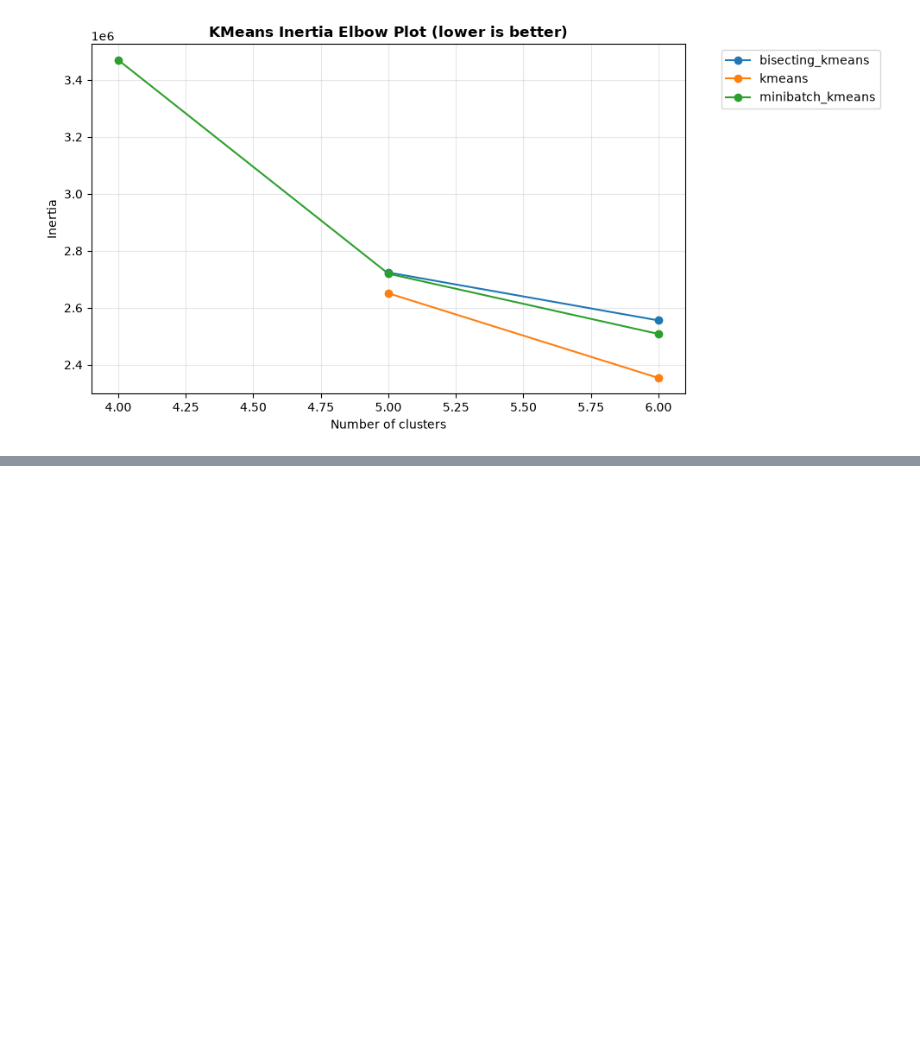
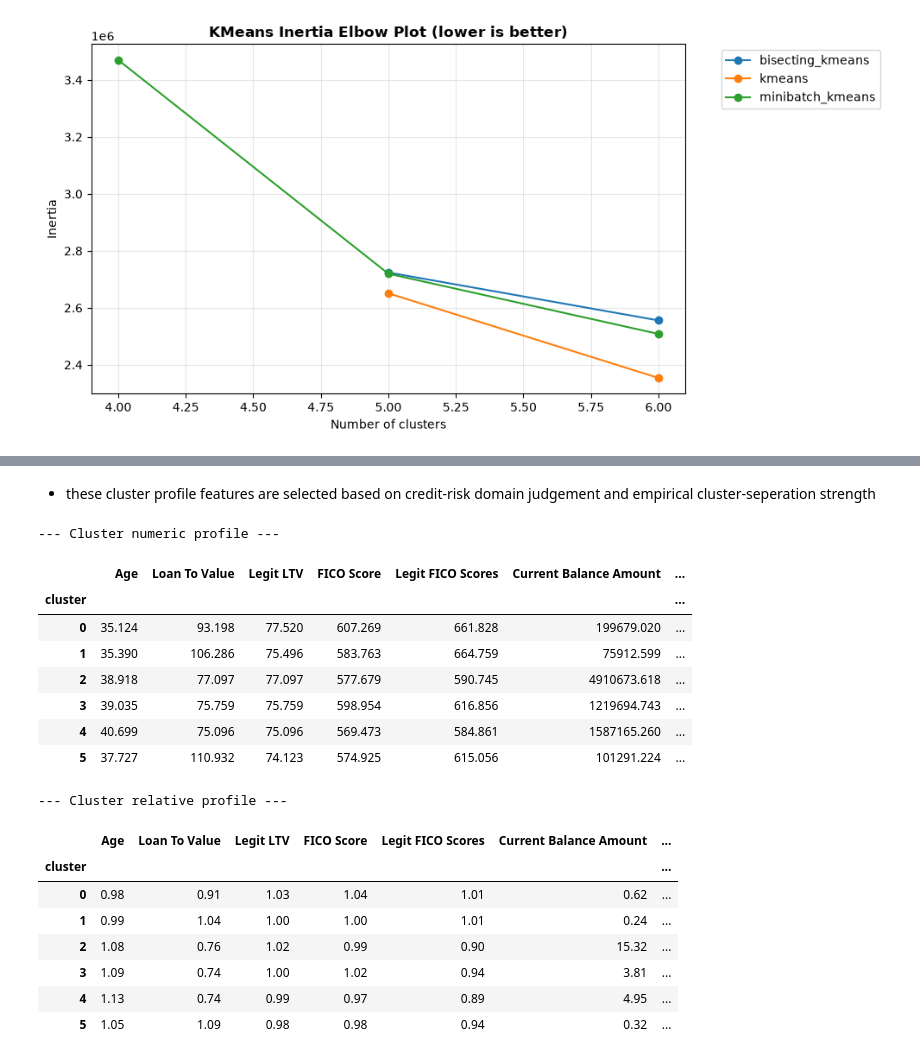
Before and after one commit to gorkemyencak/default-risk-classifier, a Jupyter notebook: notebooks/04_unsupervised_modeling.ipynb, the cells around one changed output, grey strips where cells are left out. Saved outputs shown, nothing was run; the diff lists cells and outputs as text; code cells hidden in the pictures; blank space fills up the shorter version.

```diff
--- a/notebooks/04_unsupervised_modeling.ipynb
+++ b/notebooks/04_unsupervised_modeling.ipynb
@@ -350,0 +480,56 @@ bisecting_kmeans_k5
+# %% [markdown]
+* these cluster profile features are selected based on credit-risk domain judgement and empirical cluster-seperation strength
+# %%
+### unsupervised model - most promising model - cluster profiling
+profile_df = unsupervised_features.copy()
+
+cluster_labels = clustering_trainer.cluster_labels_
+
+if cluster_labels is None:
+    raise ValueError("cluster_labels_ is not available, please train the clustering models first!")
+
+# assign cluster labels of selected clustering model to the unsupervised features dataset
+profile_df['cluster'] = cluster_labels[selected_clustering_model_name].values
+
+# cluster profile
+cluster_numeric_profile = (
+    profile_df
+    .groupby('cluster')[important_profile_features]
+    .mean()
+    .round(3)
+)
+print('--- Cluster numeric profile ---')
+print()
+display(cluster_numeric_profile)
+
+# relative cluster profile
+global_average = profile_df[important_profile_features].mean()
+
+cluster_relative_profile = (
+    cluster_numeric_profile
+    .divide(global_average)
+    .round(2)
+)
+
+print('--- Cluster relative profile ---')
+print()
+display(cluster_relative_profile)
+# %% [output]
+--- Cluster numeric profile ---
+|  | Age | Loan To Value | Legit LTV | FICO Score | Legit FICO Scores | Current Balance Amount | ... |
+| cluster |  |  |  |  |  |  | ... |
+| 0 | 35.124 | 93.198 | 77.520 | 607.269 | 661.828 | 199679.020 | ... |
+| 1 | 35.390 | 106.286 | 75.496 | 583.763 | 664.759 | 75912.599 | ... |
+| 2 | 38.918 | 77.097 | 77.097 | 577.679 | 590.745 | 4910673.618 | ... |
+| 3 | 39.035 | 75.759 | 75.759 | 598.954 | 616.856 | 1219694.743 | ... |
+| 4 | 40.699 | 75.096 | 75.096 | 569.473 | 584.861 | 1587165.260 | ... |
+| 5 | 37.727 | 110.932 | 74.123 | 574.925 | 615.056 | 101291.224 | ... |
+--- Cluster relative profile ---
+|  | Age | Loan To Value | Legit LTV | FICO Score | Legit FICO Scores | Current Balance Amount | ... |
+| cluster |  |  |  |  |  |  | ... |
+| 0 | 0.98 | 0.91 | 1.03 | 1.04 | 1.01 | 0.62 | ... |
+| 1 | 0.99 | 1.04 | 1.00 | 1.00 | 1.01 | 0.24 | ... |
+| 2 | 1.08 | 0.76 | 1.02 | 0.99 | 0.90 | 15.32 | ... |
+| 3 | 1.09 | 0.74 | 1.00 | 1.02 | 0.94 | 3.81 | ... |
+| 4 | 1.13 | 0.74 | 0.99 | 0.97 | 0.89 | 4.95 | ... |
+| 5 | 1.05 | 1.09 | 0.98 | 0.98 | 0.94 | 0.32 | ... |
```
Also changed, not shown: parts of 5 cells of this notebook, 10 other files.
